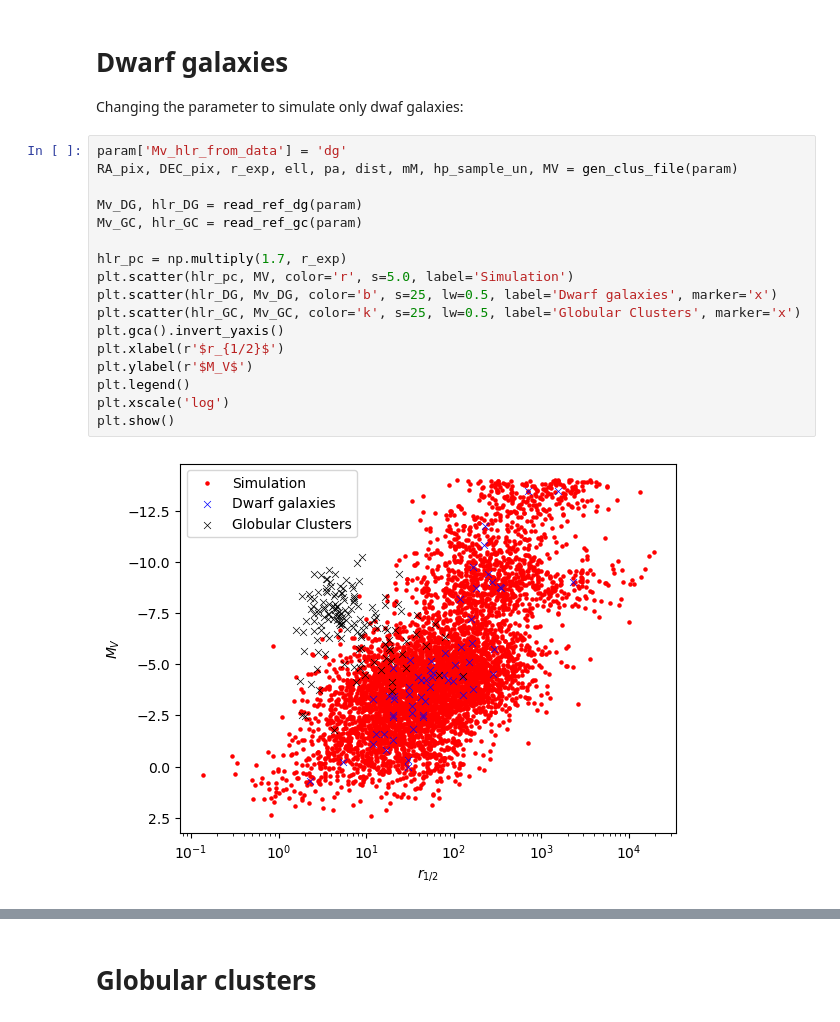
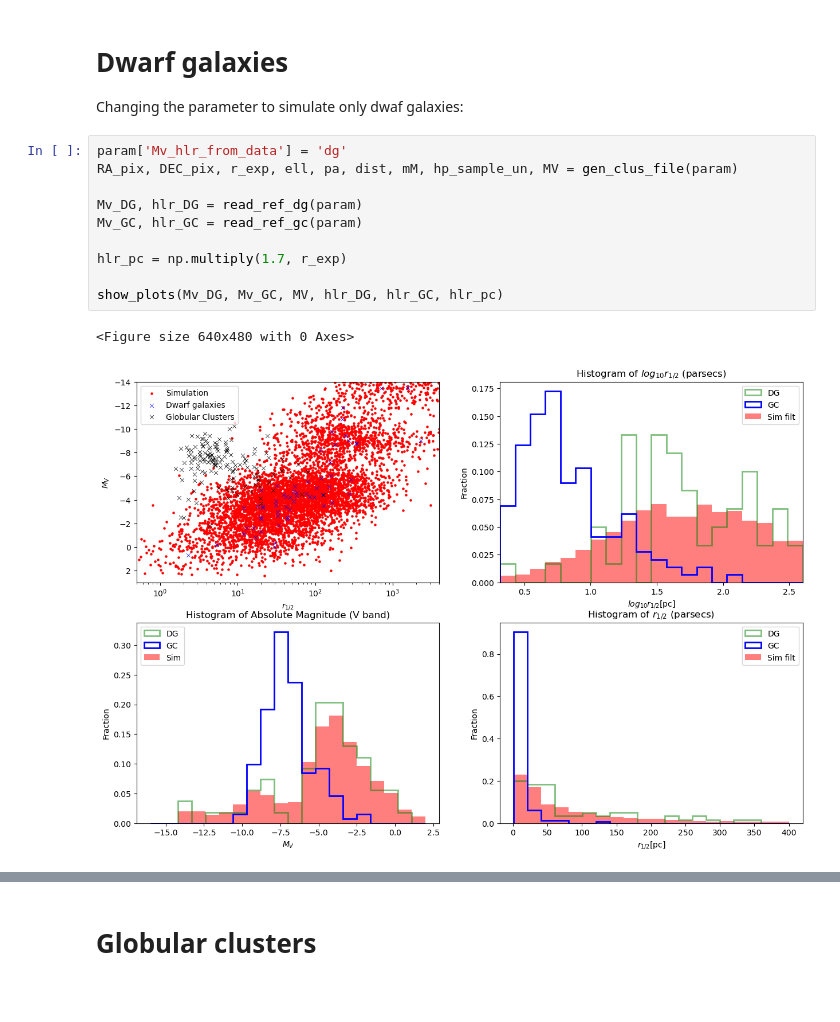
Before and after one commit to adrianopieres/clus_file, a Jupyter notebook: clus_file.ipynb, the cells around one changed output, grey strips where cells are left out. Cells and saved outputs as stored; diff of their text form; blank space fills up the shorter version.

Commit message:
Updating files with plots in logscale for r1/2.

```diff
--- a/clus_file.ipynb
+++ b/clus_file.ipynb
@@ -444,22 +470,16 @@ Changing the parameter to simulate only dwaf galaxies:
 # %%
 param['Mv_hlr_from_data'] = 'dg'
 RA_pix, DEC_pix, r_exp, ell, pa, dist, mM, hp_sample_un, MV = gen_clus_file(param)
 
 Mv_DG, hlr_DG = read_ref_dg(param)
 Mv_GC, hlr_GC = read_ref_gc(param)
 
 hlr_pc = np.multiply(1.7, r_exp)
-plt.scatter(hlr_pc, MV, color='r', s=5.0, label='Simulation')
-plt.scatter(hlr_DG, Mv_DG, color='b', s=25, lw=0.5, label='Dwarf galaxies', marker='x')
-plt.scatter(hlr_GC, Mv_GC, color='k', s=25, lw=0.5, label='Globular Clusters', marker='x')
-plt.gca().invert_yaxis()
-plt.xlabel(r'$r_{1/2}$')
-plt.ylabel(r'$M_V$')
-plt.legend()
-plt.xscale('log')
-plt.show()
+
+show_plots(Mv_DG, Mv_GC, MV, hlr_DG, hlr_GC, hlr_pc)
 # %% [output]
+<Figure size 640x480 with 0 Axes>
-[figure, old version]
+[figure, new version]
 # %%
 with open('objects.dat') as f:
     first_line = f.readline()
```
Also changed, not shown: parts of 15 cells of this notebook, 1 other file.
